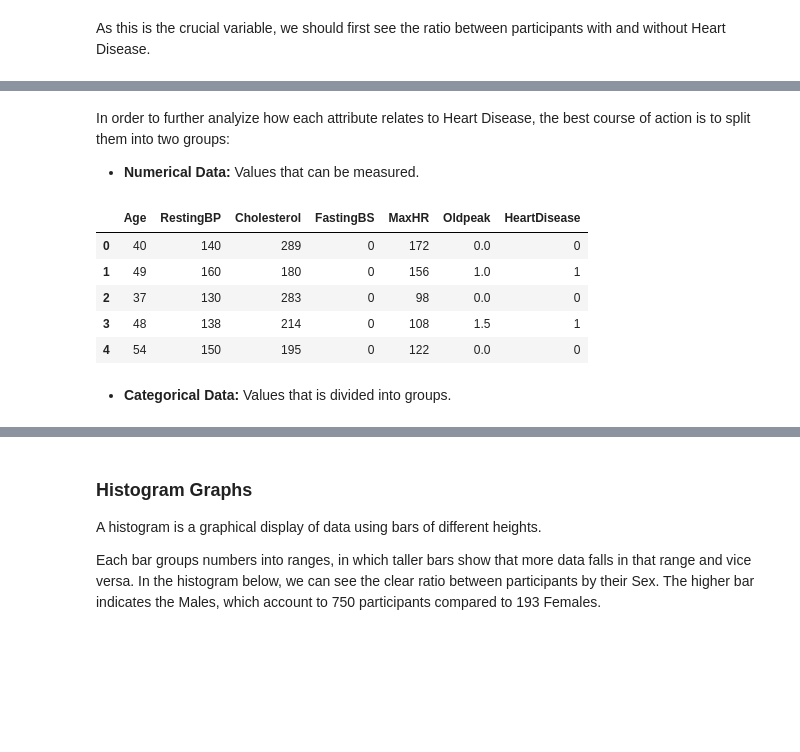
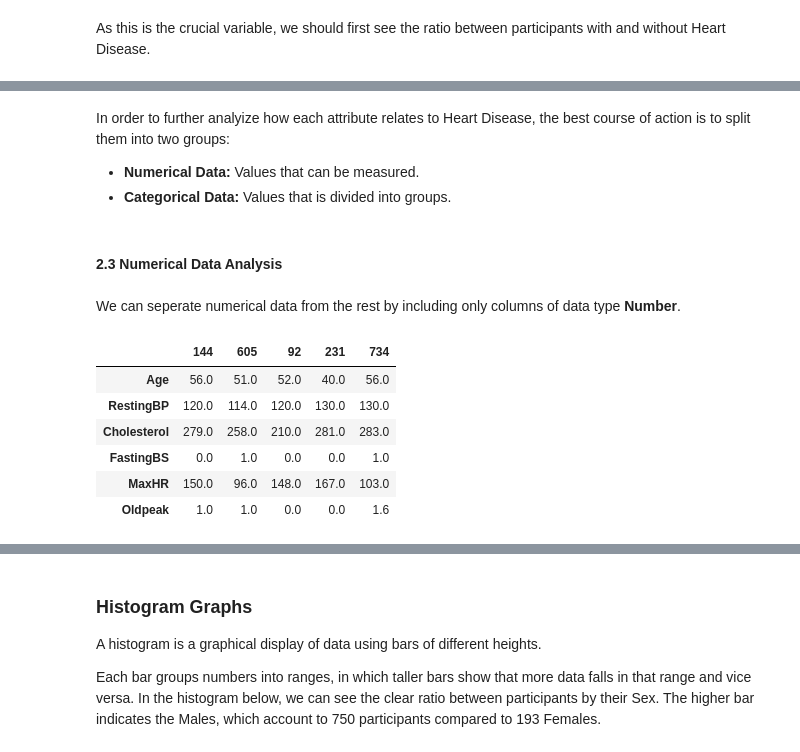
Before and after one commit to AkosoCodes/Heart-Disease-Prediction-EDA, a Jupyter notebook: final.ipynb, the cells around one changed output, grey strips where cells are left out. Drawn from its saved outputs; the diff is of its cells as text; code cells hidden in the pictures; blank space fills up the shorter version.

```diff
--- a/final.ipynb
+++ b/final.ipynb
@@ -344,16 +330,20 @@ Name: HeartDisease, dtype: int64
 In order to further analyize how each attribute relates to Heart Disease, the best course of action is to split them into two groups:
 
 - **Numerical Data:** Values that can be measured.
+- **Categorical Data:** Values that is divided into groups.
+# %% [markdown]
+#### **2.3 Numerical Data Analysis**
+# %% [markdown]
+We can seperate numerical data from the rest by including only columns of data type **Number**.
 # %%
-# Numerical Data
-numerical = df.select_dtypes(include=np.number).columns
-df[numerical].head()
+# Numerical Data Sample
+numerical = df.drop(["HeartDisease"], axis=1).select_dtypes(include=np.number).columns
+df[numerical].sample(5).transpose()
 # %% [output]
-|  | Age | RestingBP | Cholesterol | FastingBS | MaxHR | Oldpeak | HeartDisease |
-| 0 | 40 | 140 | 289 | 0 | 172 | 0.0 | 0 |
-| 1 | 49 | 160 | 180 | 0 | 156 | 1.0 | 1 |
-| 2 | 37 | 130 | 283 | 0 | 98 | 0.0 | 0 |
-| 3 | 48 | 138 | 214 | 0 | 108 | 1.5 | 1 |
-| 4 | 54 | 150 | 195 | 0 | 122 | 0.0 | 0 |
+|  | 144 | 605 | 92 | 231 | 734 |
+| Age | 56.0 | 51.0 | 52.0 | 40.0 | 56.0 |
+| RestingBP | 120.0 | 114.0 | 120.0 | 130.0 | 130.0 |
+| Cholesterol | 279.0 | 258.0 | 210.0 | 281.0 | 283.0 |
+| FastingBS | 0.0 | 1.0 | 0.0 | 0.0 | 1.0 |
+| MaxHR | 150.0 | 96.0 | 148.0 | 167.0 | 103.0 |
+| Oldpeak | 1.0 | 1.0 | 0.0 | 0.0 | 1.6 |
-# %% [markdown]
-- **Categorical Data:** Values that is divided into groups.
```
Also changed, not shown: parts of 24 cells of this notebook.
